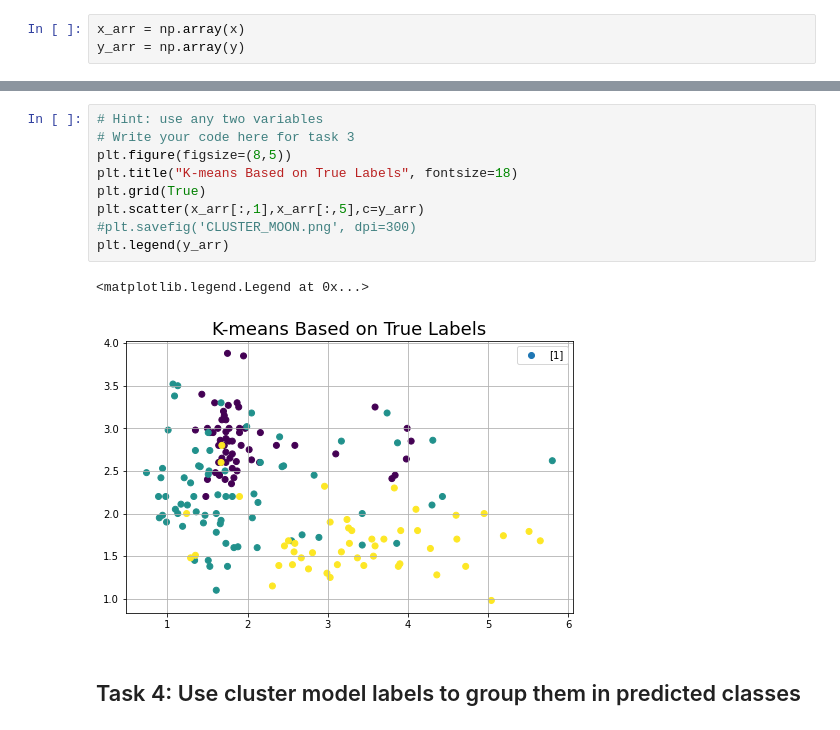
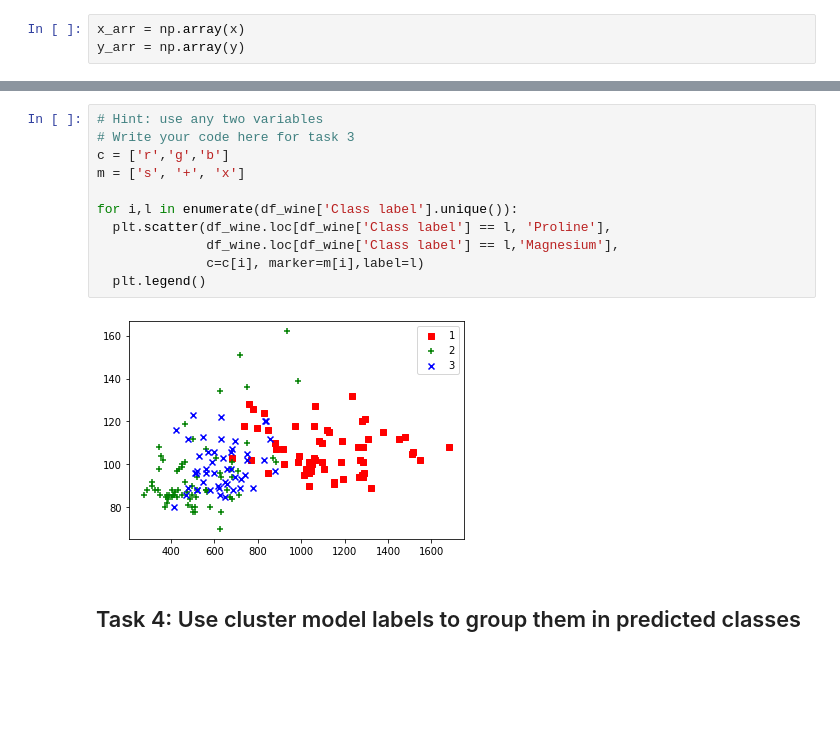
Before and after one commit to hfsuluova/CE888, a Jupyter notebook: Lab6/Lab_6_Exercise.ipynb, the cells around one changed output, grey strips where cells are left out. Cells and saved outputs as stored; diff of their text form; blank space fills up the shorter version.

```diff
--- a/Lab6/Lab_6_Exercise.ipynb
+++ b/Lab6/Lab_6_Exercise.ipynb
@@ -432,14 +395,15 @@ No handles with labels found to put in legend.
-# %%
-# Hint: use any two variables
-# Write your code here for task 3
-plt.figure(figsize=(8,5))
-plt.title("K-means Based on True Labels", fontsize=18)
-plt.grid(True)
-plt.scatter(x_arr[:,1],x_arr[:,5],c=y_arr)
-#plt.savefig('CLUSTER_MOON.png', dpi=300)
-plt.legend(y_arr)
-# %% [output]
-<matplotlib.legend.Legend at 0x...>
-[figure, removed]
+# %%
+# Hint: use any two variables
+# Write your code here for task 3
+c = ['r','g','b']
+m = ['s', '+', 'x']
+
+for i,l in enumerate(df_wine['Class label'].unique()):
+  plt.scatter(df_wine.loc[df_wine['Class label'] == l, 'Proline'],
+              df_wine.loc[df_wine['Class label'] == l,'Magnesium'],
+              c=c[i], marker=m[i],label=l)
+  plt.legend()
+# %% [output]
+[figure, added]
 # %% [markdown]
 ## Task 4: Use cluster model labels to group them in predicted classes
```
Also changed, not shown: parts of 25 cells of this notebook.
